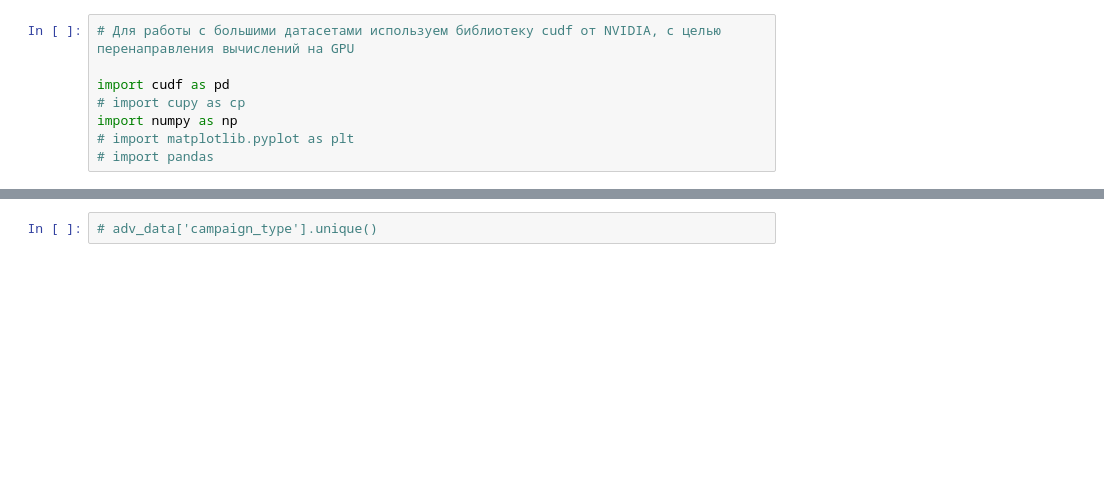
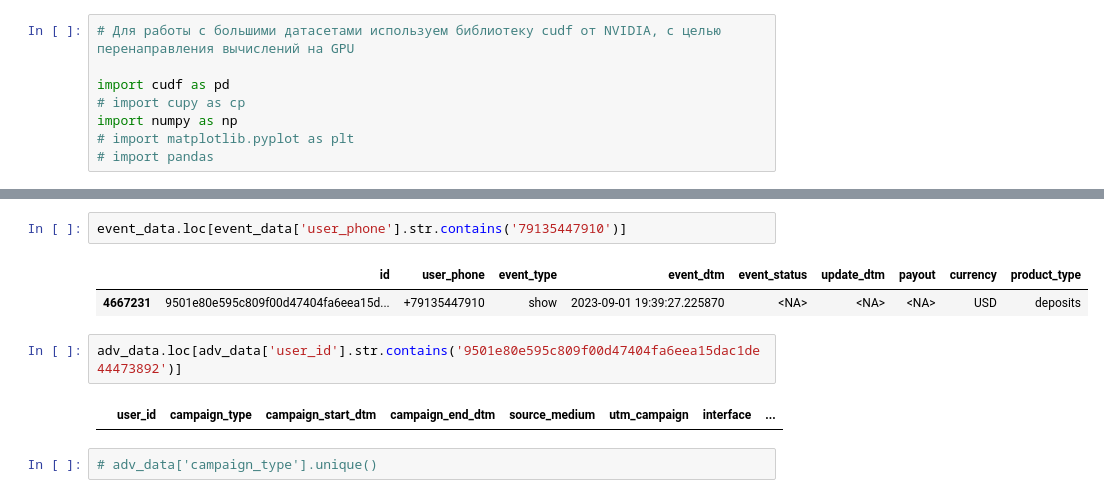
Before and after one commit to maratgaliulin/magnum_scopum_sravni_ru_dataton_2024, a Jupyter notebook: main.ipynb, the cells around one changed output, grey strips where cells are left out. Drawn from its saved outputs; the diff is of its cells as text; blank space fills up the shorter version.

```diff
--- a/main.ipynb
+++ b/main.ipynb
@@ -14,3 +42,12 @@ users_data = pd.read_csv('data/users_data.csv')
+# %%
+event_data.loc[event_data['user_phone'].str.contains('79135447910')]
+# %% [output]
+|  | id | user_phone | event_type | event_dtm | event_status | update_dtm | payout | currency | product_type |
+| 4667231 | 9501e80e595c809f00d47404fa6eea15d... | +79135447910 | show | 2023-09-01 19:39:27.225870 | <NA> | <NA> | <NA> | USD | deposits |
+# %%
+adv_data.loc[adv_data['user_id'].str.contains('9501e80e595c809f00d47404fa6eea15dac1de44473892')]
+# %% [output]
+|  | user_id | campaign_type | campaign_start_dtm | campaign_end_dtm | source_medium | utm_campaign | interface | ... |
 # %%
 # adv_data['campaign_type'].unique()
 # %%
```
Also changed, not shown: parts of 5 cells of this notebook, 2 other files.
